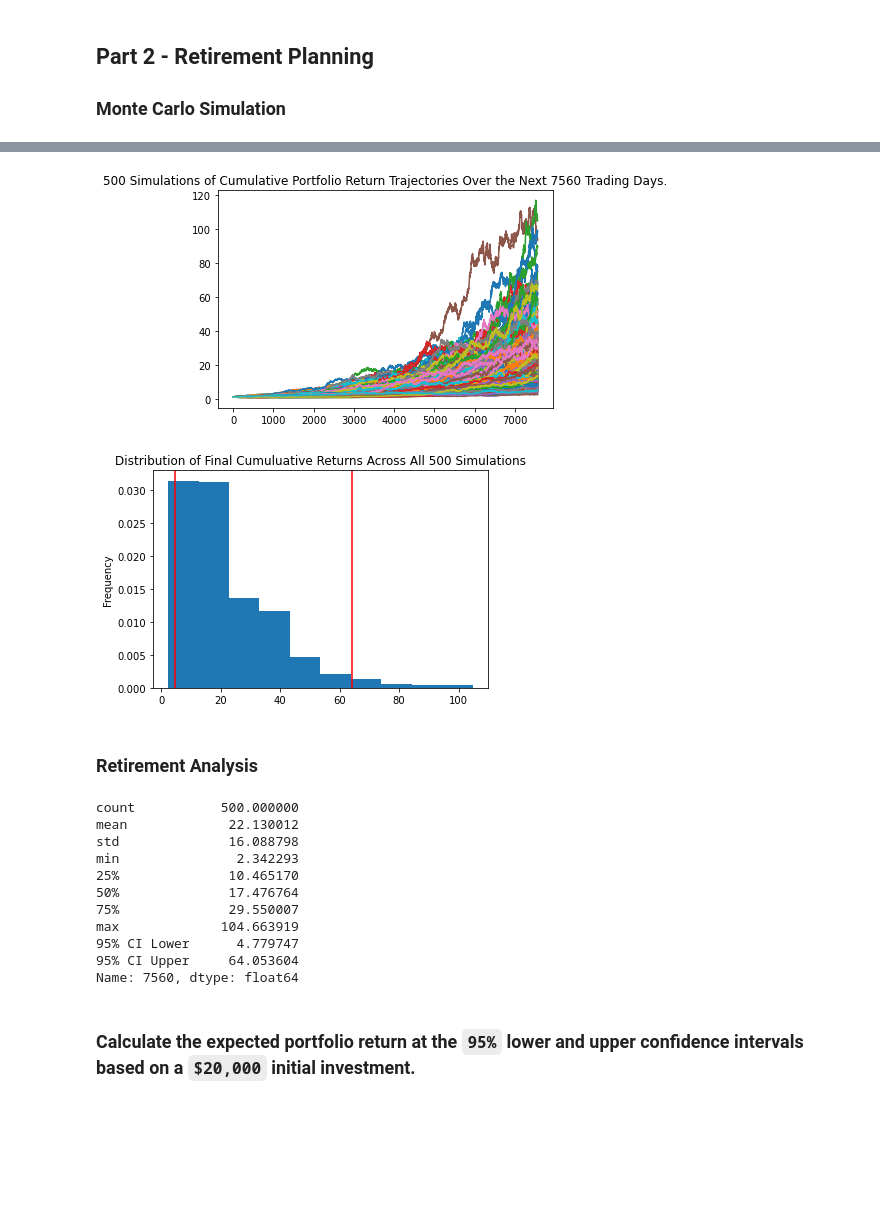
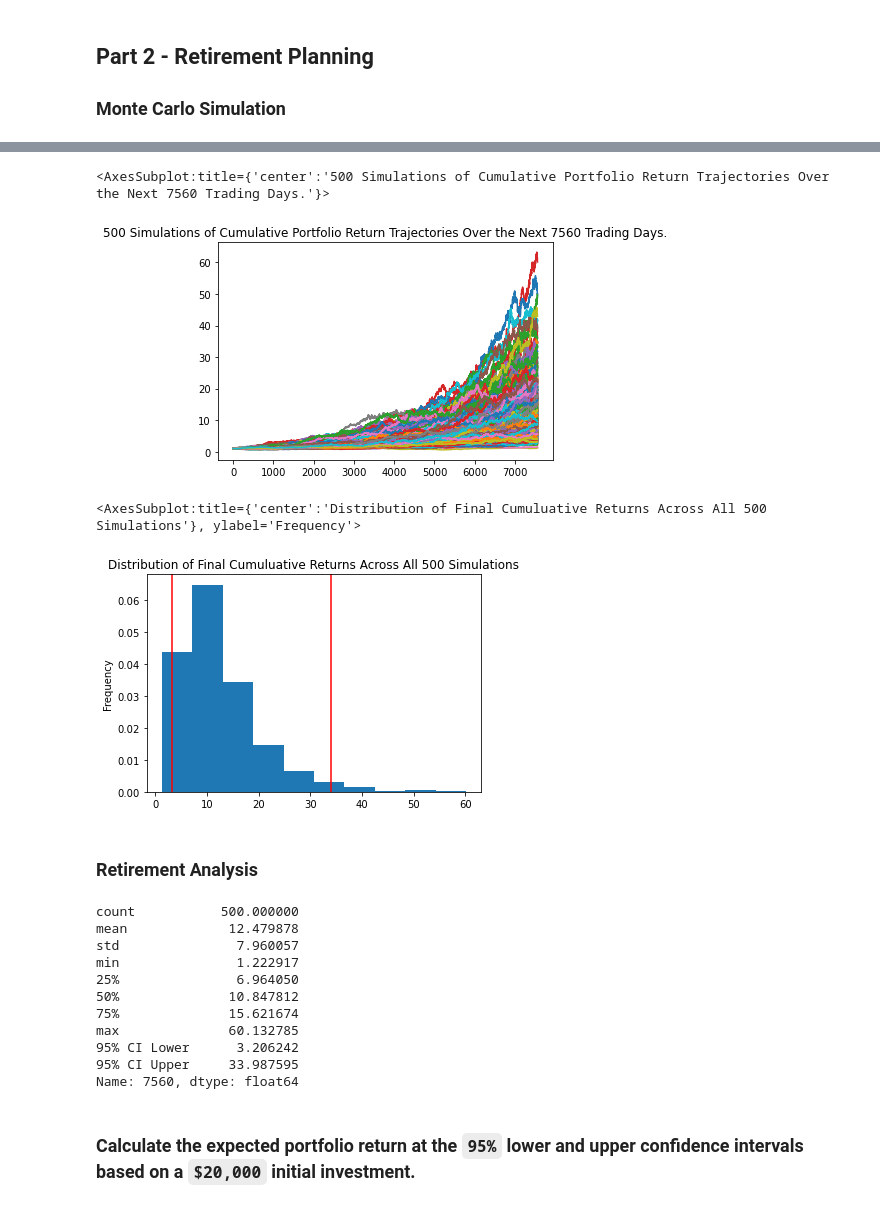
Before and after one commit to AkanSri/Rutgers-FinTech, a Jupyter notebook: 02-Homework/05-APIs/Starter_Code/financial-planner.ipynb, the cells around one changed output, grey strips where cells are left out. Drawn from its saved outputs; the diff is of its cells as text; code cells hidden in the pictures; blank space fills up the shorter version.

```diff
--- a/02-Homework/05-APIs/Starter_Code/financial-planner.ipynb
+++ b/02-Homework/05-APIs/Starter_Code/financial-planner.ipynb
@@ -164,5 +163,5 @@ Congratulations for having enough money in this fund
 # %%
 # Set start and end dates of five years back from today.
 # Sample results may vary from the solution based on the time frame chosen
-start_date = pd.Timestamp('2017-05-01', tz='America/New_York').isoformat()
-end_date = pd.Timestamp('2022-05-01', tz='America/New_York').isoformat()
+start_date = (pd.Timestamp('2022-04-08', tz='America/New_York')-pd.DateOffset(years=5)).isoformat()
+end_date = pd.Timestamp('2022-04-08', tz='America/New_York').isoformat()
@@ -191,0 +168,29 @@ df_stock_data.head()
+# %%
+# Get 5 years' worth of historical data for SPY and AGG
+# Set the tickers
+tickers = ["AGG", "SPY"]
+
+# Set timeframe to "1Day" for Alpaca API
+timeframe = "1Day"
+
+# Get current closing prices for SPY and AGG
+df_stock_data = api.get_bars(
+    tickers,
+    timeframe,
+    start=start_date,
+    end=end_date
+).df
+
+
+# Reorganize the DataFrame
+# Separate ticker data
+AGG = df_stock_data[df_stock_data['symbol']=='AGG'].drop('symbol', axis=1)
+SPY = df_stock_data[df_stock_data['symbol']=='SPY'].drop('symbol', axis=1)
+
+
+# Concatenate the ticker DataFrames
+df_stock_data = pd.concat([AGG, SPY],axis=1, keys=['AGG', 'SPY'])
+df_stock_data.index = df_stock_data.index.date
+
+# Display sample data
+df_stock_data.head()
@@ -191,0 +205,10 @@ df_stock_data.head()
+# %%
+# Configuring a Monte Carlo simulation to forecast 30 years cumulative returns
+num_sims = 500
+num_trading_days = 252 * 30
+MC_30 = MCSimulation(
+    portfolio_data = df_stock_data,
+    weights = [.40,.60],
+    num_simulation = num_sims,
+    num_trading_days = num_trading_days
+)
@@ -241,32 +271,34 @@ Running Monte Carlo simulation number 490.
 # %%
 # Plot simulation outcomes
-# YOUR CODE HERE!
+MC_30.plot_simulation()
 # %% [output]
+<AxesSubplot:title={'center':'500 Simulations of Cumulative Portfolio Return Trajectories Over the Next 7560 Trading Days.'}>
-[figure, old version]
+[figure, new version]
 # %%
 # Plot probability distribution and confidence intervals
-# YOUR CODE HERE!
+MC_30.plot_distribution()
 # %% [output]
+<AxesSubplot:title={'center':'Distribution of Final Cumuluative Returns Across All 500 Simulations'}, ylabel='Frequency'>
-[figure, old version]
+[figure, new version]
 # %% [markdown]
 ### Retirement Analysis
 # %%
 # Fetch summary statistics from the Monte Carlo simulation results
-# YOUR CODE HERE!
+summary = MC_30.summarize_cumulative_return()
 
 # Print summary statistics
-# YOUR CODE HERE!
+summary
 # %% [output]
 count           500.000000
-mean             22.130012
-std              16.088798
-min               2.342293
-25%              10.465170
-50%              17.476764
-75%              29.550007
-max             104.663919
-95% CI Lower      4.779747
-95% CI Upper     64.053604
+mean             12.479878
+std               7.960057
+min               1.222917
+25%               6.964050
+50%              10.847812
+75%              15.621674
+max              60.132785
+95% CI Lower      3.206242
+95% CI Upper     33.987595
 Name: 7560, dtype: float64
 # %% [markdown]
 ### Calculate the expected portfolio return at the `95%` lower and upper confidence intervals based on a `$20,000` initial investment.
```
Also changed, not shown: parts of 13 cells of this notebook, 1 other file.
